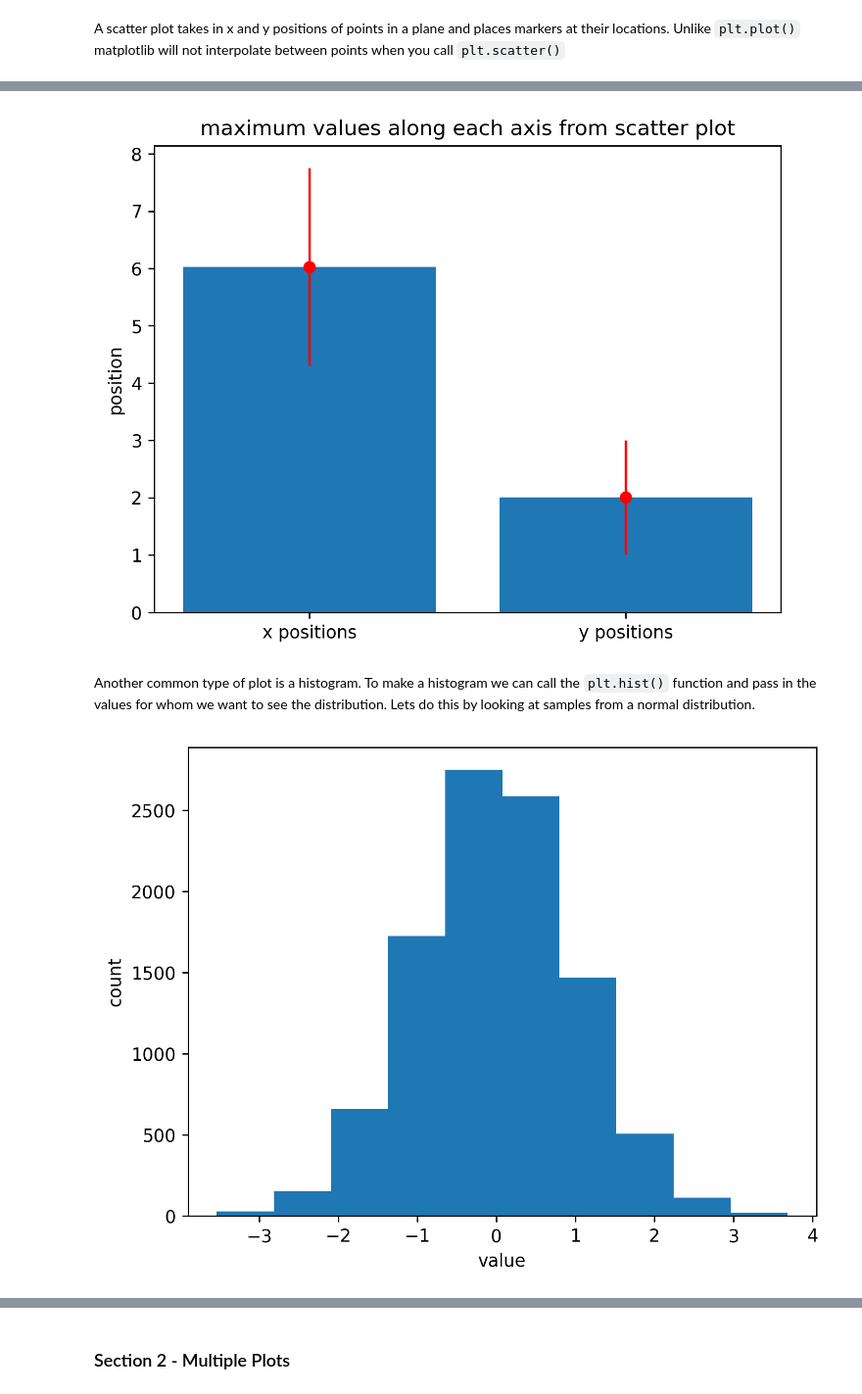
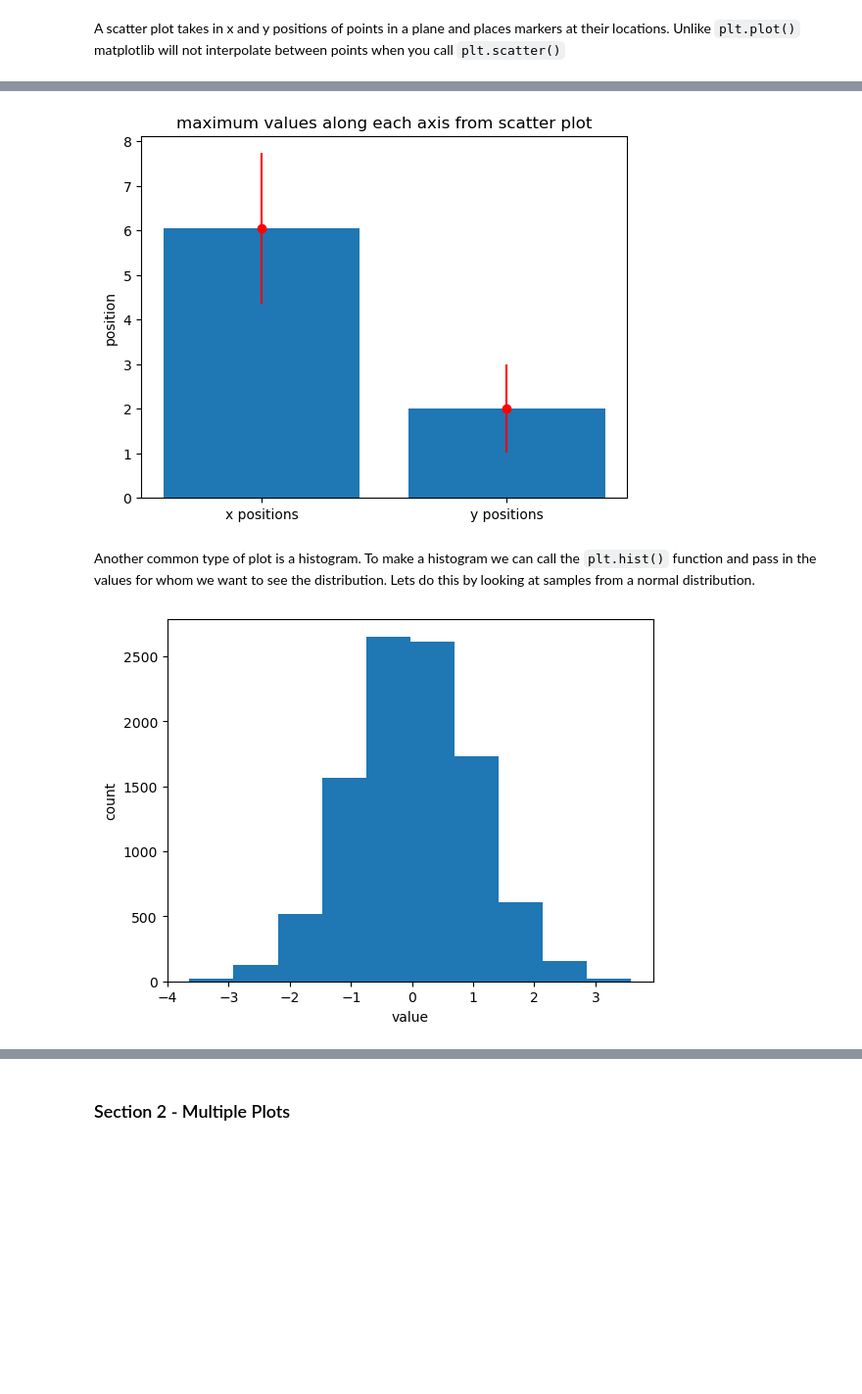
Before and after one commit to jeremyschroeter/Neuro301-Coding-Kit, a Jupyter notebook: Python_Tutorials/PythonCC3_NumpyAndMatplot.ipynb, the cells around one changed output, grey strips where cells are left out. Shown: that part at 98% size. Saved outputs shown, nothing was run; the diff lists cells and outputs as text; code cells hidden in the pictures; blank space fills up the shorter version.

```diff
--- a/Python_Tutorials/PythonCC3_NumpyAndMatplot.ipynb
+++ b/Python_Tutorials/PythonCC3_NumpyAndMatplot.ipynb
@@ -14,5 +14,4 @@ To get started we an import matplotlib by calling <code>import matplotlib.pyplot
 ### Section 1 - Intro to matplotlib
 # %%
 import matplotlib.pyplot as plt
-plt.rcParams['figure.dpi'] = 250
 # %%
@@ -131,15 +135,16 @@ plt.ylabel('position')
 plt.title('maximum values along each axis from scatter plot')
 plt.show()
 # %% [output]
-[figure, old version]
+[figure, new version]
 # %% [markdown]
 Another common type of plot is a histogram. To make a histogram we can call the <code>plt.hist()</code> function and pass in the values for whom we want to see the distribution. Lets do this by looking at samples from a normal distribution.
 # %%
+# Generate 10000 points from a normal distribution with mean = 0 and sd = 1
 values = np.random.standard_normal(size=10000)
-plt.hist(values)
+plt.hist(x=values)
 plt.ylabel('count')
 plt.xlabel('value')
 plt.show()
 # %% [output]
-[figure, old version]
+[figure, new version]
 # %% [markdown]
```
Also changed, not shown: parts of 31 cells of this notebook, 3 other files.
